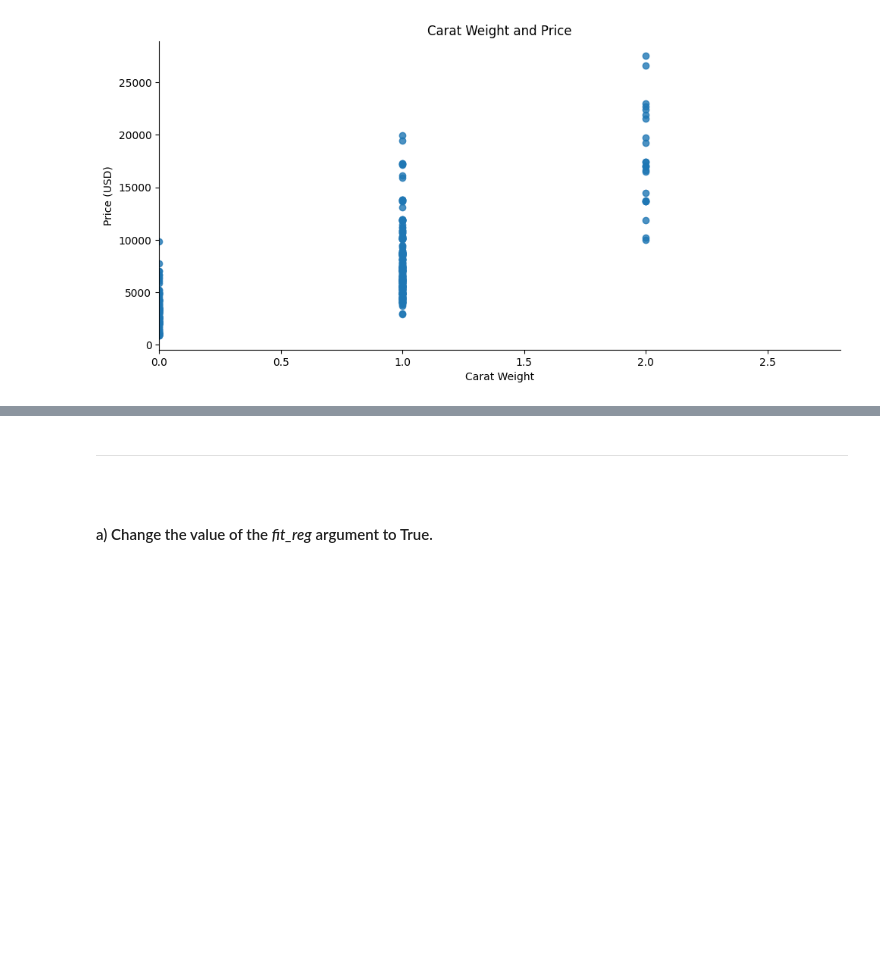
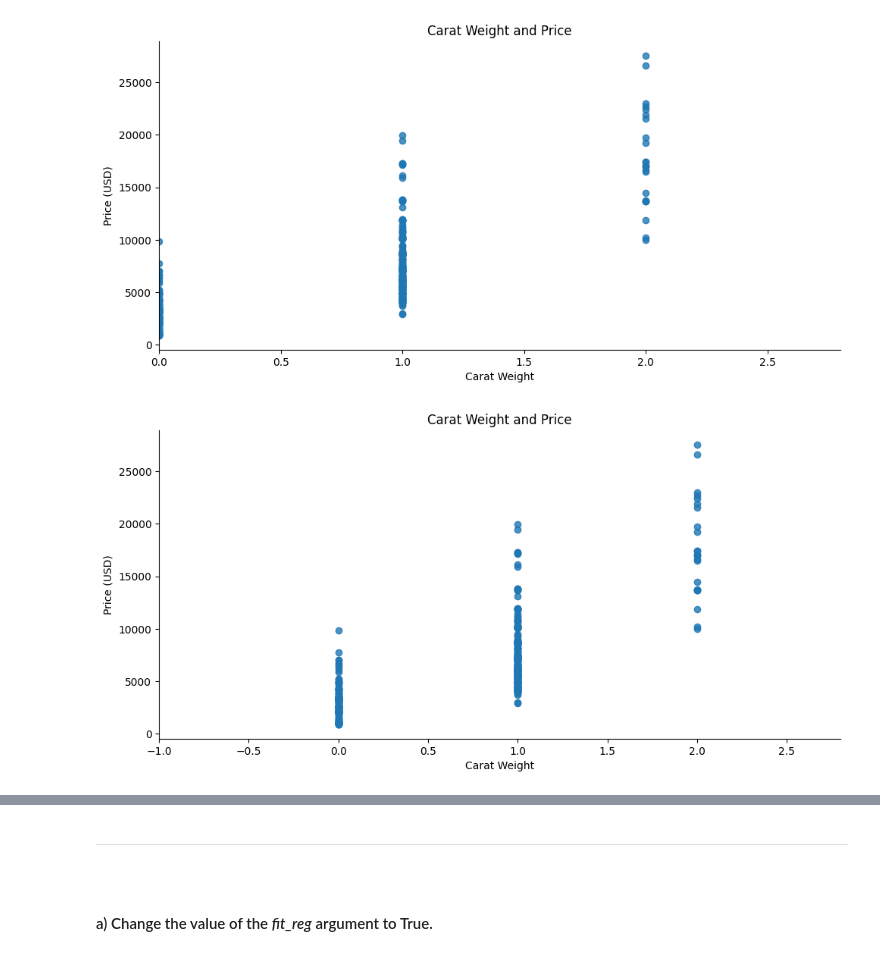
Before and after one commit to Knowasiak/A2_World_Region_Analysis, a Jupyter notebook: Script 03 - Exploratory Data Analysis - Guided.ipynb, the cells around one changed output, grey strips where cells are left out. Drawn from its saved outputs; the diff is of its cells as text; code cells hidden in the pictures; blank space fills up the shorter version.

```diff
--- a/Script 03 - Exploratory Data Analysis - Guided.ipynb
+++ b/Script 03 - Exploratory Data Analysis - Guided.ipynb
@@ -492,3 +492,23 @@ plt.tight_layout(pad    = 1.0                     )
 plt.show        (block  = True                    )
 # %% [output]
 [figure]
+# %%
+# instantiating a scatter plot for carat and price
+sns.lmplot(x          = 'carat' , # x-axis feature
+           y          = 'price' , # y-axis feature
+           hue        = None    , # categorical data for subsets
+           scatter    = True    , # renders a scatter plot
+           fit_reg    = False   , # renders a regression line
+           aspect     = 2       , # aspect ratio for plot
+           data       = diamonds) # DataFrame where features exist
+
+
+# formatting and displaying the plot
+plt.title       (label  = 'Carat Weight and Price')
+plt.xlabel      (xlabel = 'Carat Weight'          )
+plt.ylabel      (ylabel = 'Price (USD)'           )
+plt.xlim        (left   = -1, right = 2.8          )
+plt.tight_layout(pad    = 1.0                     )
+plt.show        (block  = True                    )
+# %% [output]
+[figure, added]
```
Also changed, not shown: parts of 2 cells of this notebook.
